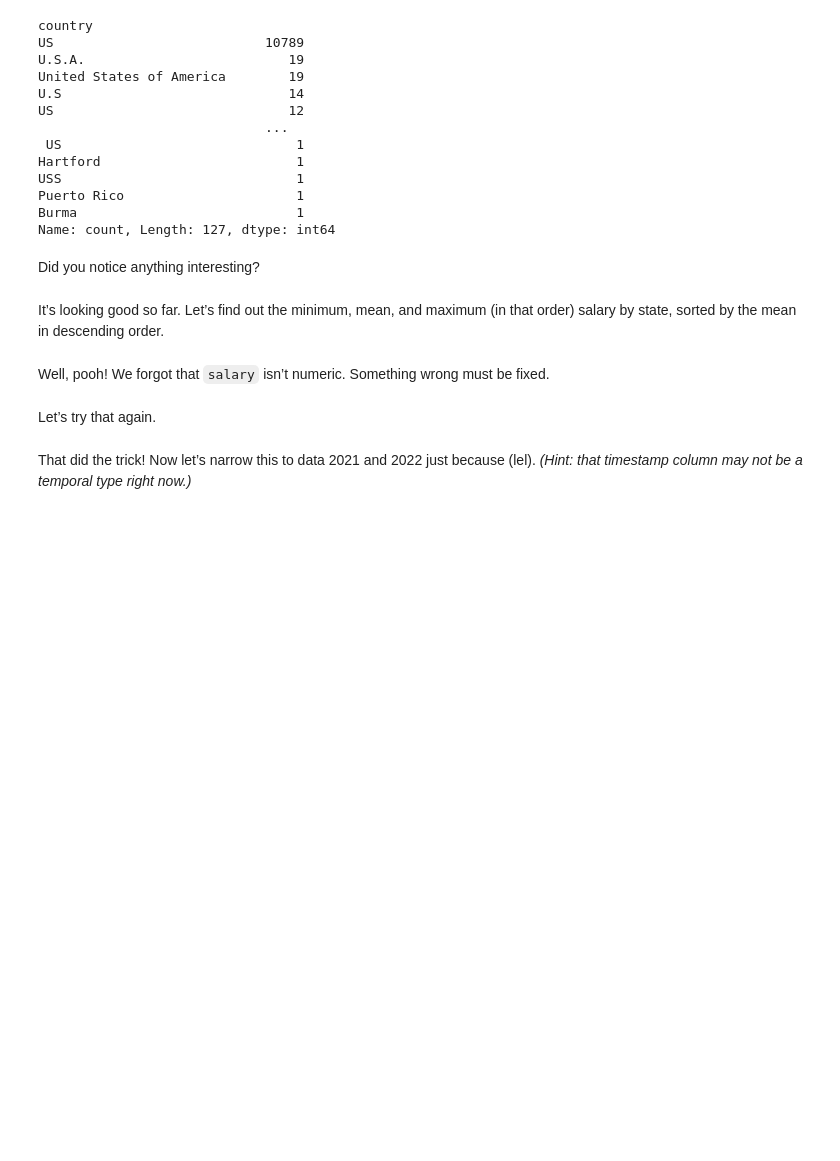
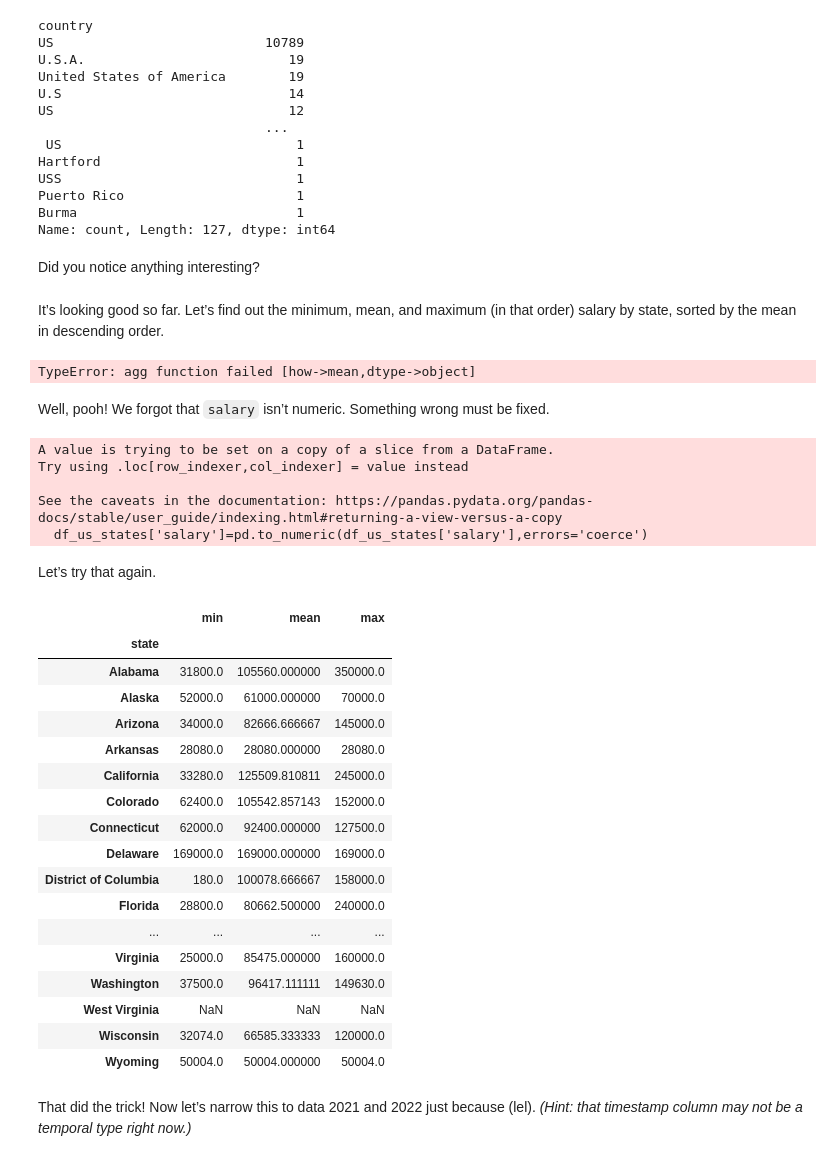
Before and after one commit to Anas10202/my-fork-2024-fall-data-science, a Jupyter notebook: Week-02-DS-Overview-and-Data/Exercise-AA.ipynb, the cells around one changed output. Saved outputs shown, nothing was run; the diff lists cells and outputs as text; code cells hidden in the pictures; blank space fills up the shorter version.

```diff
--- a/Week-02-DS-Overview-and-Data/Exercise-AA.ipynb
+++ b/Week-02-DS-Overview-and-Data/Exercise-AA.ipynb
@@ -331,5 +331,10 @@ Did you notice anything interesting?
 It’s looking good so far. Let’s find out the minimum, mean, and maximum (in that order) salary by state, sorted by the mean in descending order.
 # %%
 # Find the minimum, mean, and maximum salary in USD by U.S. state.
+df_us_states = df_usd[df_usd['country'] == 'US']
+salary_stats = df_us_states.groupby('state')['salary'].agg(['min', 'mean', 'max']).reset_index()
+salary_stats
+# %% [output]
+TypeError: agg function failed [how->mean,dtype->object]
 # %% [markdown]
 Well, pooh! We forgot that `salary` isn’t numeric. Something wrong must be fixed.
@@ -338,7 +341,37 @@ Well, pooh! We forgot that `salary` isn’t numeric. Something wrong must be fix
+# %%
+# Fix it.
+df_us_states['salary']=pd.to_numeric(df_us_states['salary'],errors='coerce')
+# %% [output]
+A value is trying to be set on a copy of a slice from a DataFrame.
+Try using .loc[row_indexer,col_indexer] = value instead
+
+See the caveats in the documentation: https://pandas.pydata.org/pandas-docs/stable/user_guide/indexing.html#returning-a-view-versus-a-copy
+  df_us_states['salary']=pd.to_numeric(df_us_states['salary'],errors='coerce')
 # %% [markdown]
 Let’s try that again.
 # %%
 # Try it again. Yeah!
+salary_stats = df_us_states.groupby('state')['salary'].agg(['min', 'mean', 'max'])
+salary_stats
+# %% [output]
+|  | min | mean | max |
+| state |  |  |  |
+| Alabama | 31800.0 | 105560.000000 | 350000.0 |
+| Alaska | 52000.0 | 61000.000000 | 70000.0 |
+| Arizona | 34000.0 | 82666.666667 | 145000.0 |
+| Arkansas | 28080.0 | 28080.000000 | 28080.0 |
+| California | 33280.0 | 125509.810811 | 245000.0 |
+| Colorado | 62400.0 | 105542.857143 | 152000.0 |
+| Connecticut | 62000.0 | 92400.000000 | 127500.0 |
+| Delaware | 169000.0 | 169000.000000 | 169000.0 |
+| District of Columbia | 180.0 | 100078.666667 | 158000.0 |
+| Florida | 28800.0 | 80662.500000 | 240000.0 |
+| ... | ... | ... | ... |
+| Virginia | 25000.0 | 85475.000000 | 160000.0 |
+| Washington | 37500.0 | 96417.111111 | 149630.0 |
+| West Virginia | NaN | NaN | NaN |
+| Wisconsin | 32074.0 | 66585.333333 | 120000.0 |
+| Wyoming | 50004.0 | 50004.000000 | 50004.0 |
 # %% [markdown]
 That did the trick! Now let’s narrow this to data 2021 and 2022 just because (lel). *(Hint: that timestamp column may not be a temporal type right now.)*
 # %%
```
Also changed, not shown: parts of 2 cells of this notebook.
